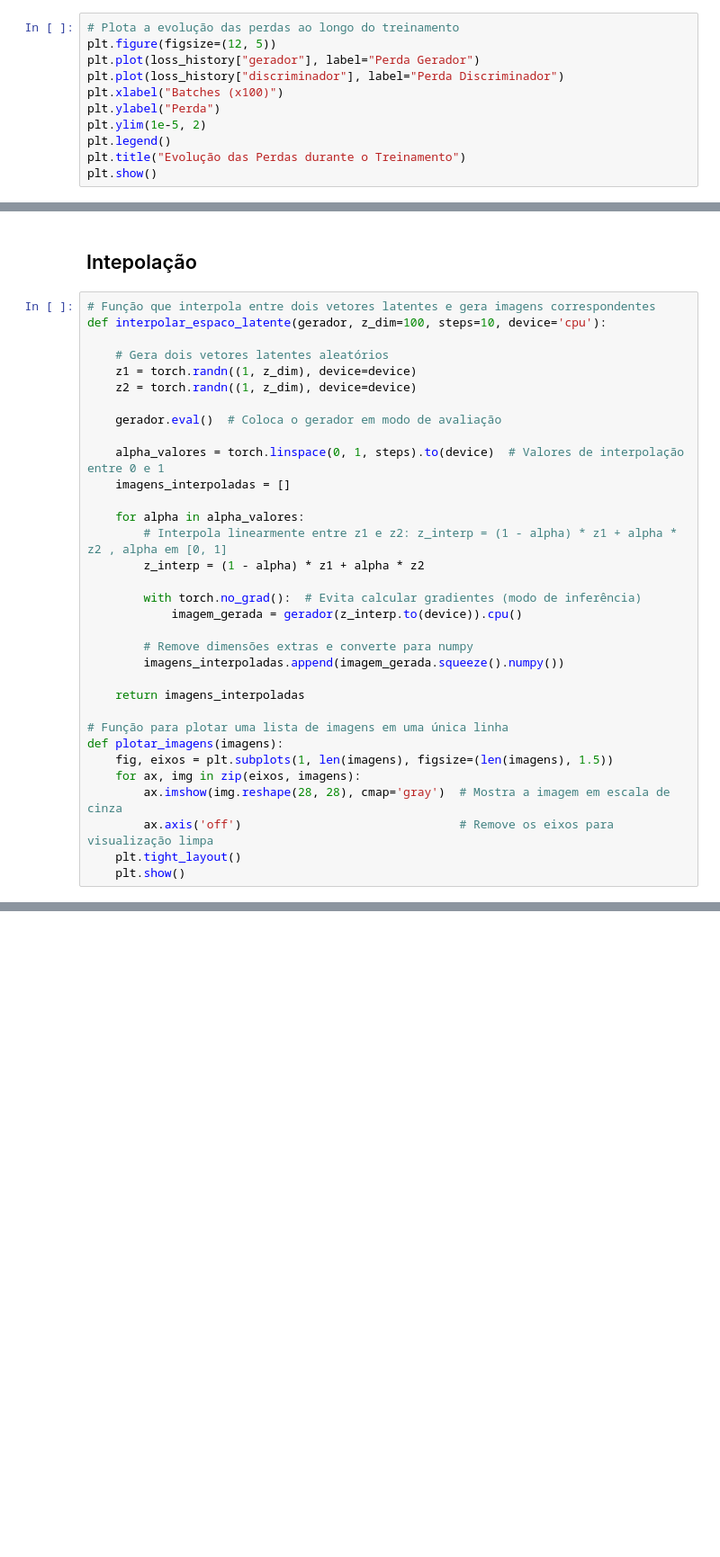
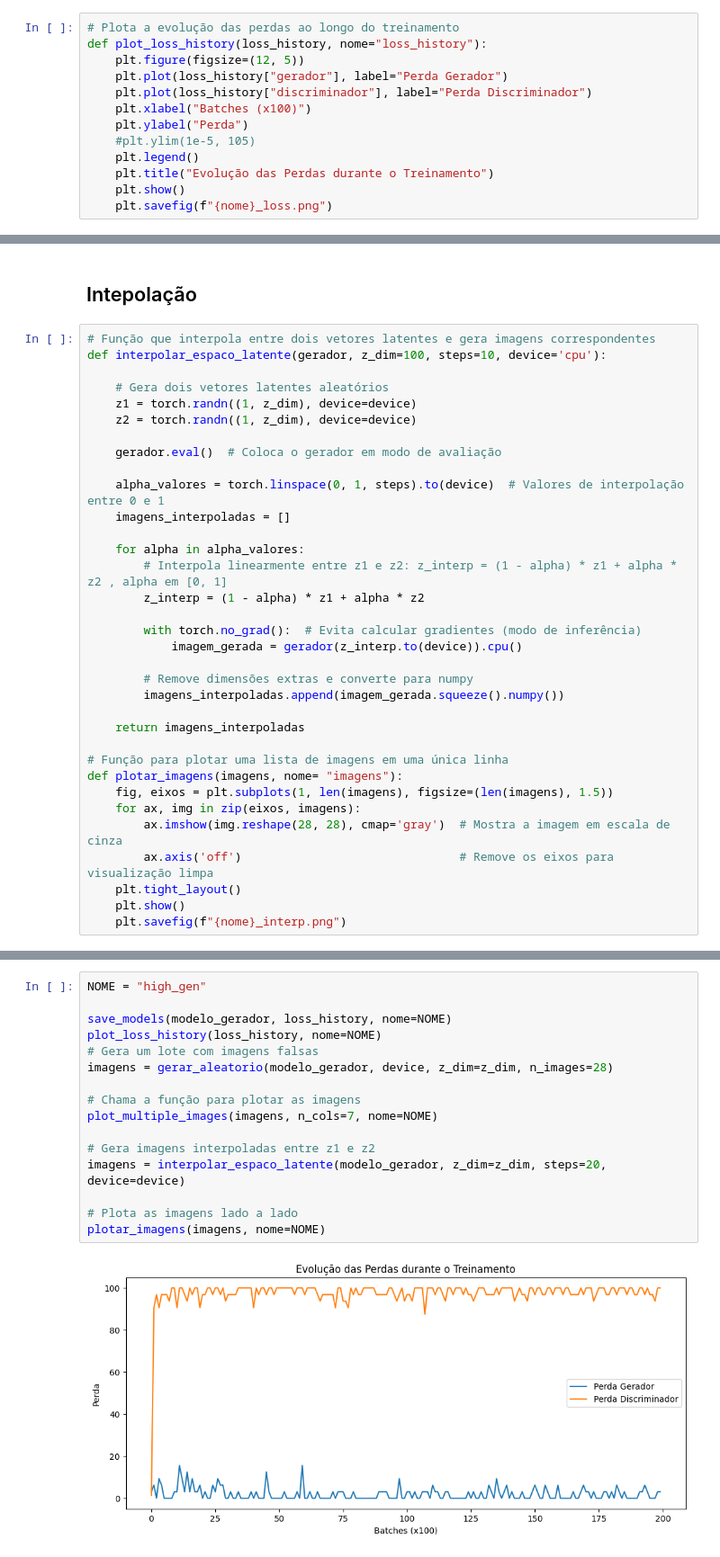
Before and after one commit to davialmeida135/GenAI, a Jupyter notebook: 03 - GAN MNist/tarefa03.ipynb, the cells around one changed output, grey strips where cells are left out. Shown: that part at 90% size. Drawn from its saved outputs; the diff is of its cells as text; blank space fills up the shorter version.

```diff
--- a/03 - GAN MNist/tarefa03.ipynb
+++ b/03 - GAN MNist/tarefa03.ipynb
@@ -295,11 +296,13 @@ with open("models/loss_history.json", "w") as f:
 # %%
 # Plota a evolução das perdas ao longo do treinamento
-plt.figure(figsize=(12, 5))
-plt.plot(loss_history["gerador"], label="Perda Gerador")
-plt.plot(loss_history["discriminador"], label="Perda Discriminador")
-plt.xlabel("Batches (x100)")
-plt.ylabel("Perda")
-plt.ylim(1e-5, 2)
-plt.legend()
-plt.title("Evolução das Perdas durante o Treinamento")
-plt.show()
+def plot_loss_history(loss_history, nome="loss_history"):
+    plt.figure(figsize=(12, 5))
+    plt.plot(loss_history["gerador"], label="Perda Gerador")
+    plt.plot(loss_history["discriminador"], label="Perda Discriminador")
+    plt.xlabel("Batches (x100)")
+    plt.ylabel("Perda")
+    #plt.ylim(1e-5, 105)
+    plt.legend()
+    plt.title("Evolução das Perdas durante o Treinamento")
+    plt.show()
+    plt.savefig(f"{nome}_loss.png")
@@ -361,13 +364,14 @@ def interpolar_espaco_latente(gerador, z_dim=100, steps=10, device='cpu'):
     return imagens_interpoladas
 
 # Função para plotar uma lista de imagens em uma única linha
-def plotar_imagens(imagens):
+def plotar_imagens(imagens, nome= "imagens"):
     fig, eixos = plt.subplots(1, len(imagens), figsize=(len(imagens), 1.5))
     for ax, img in zip(eixos, imagens):
         ax.imshow(img.reshape(28, 28), cmap='gray')  # Mostra a imagem em escala de cinza
         ax.axis('off')                               # Remove os eixos para visualização limpa
     plt.tight_layout()
     plt.show()
+    plt.savefig(f"{nome}_interp.png")
 # %%
 # Gera imagens interpoladas entre z1 e z2
 imagens = interpolar_espaco_latente(modelo_gerador, z_dim=z_dim, steps=20, device=device)
@@ -378,0 +386,18 @@ plotar_imagens(imagens)
+# %%
+NOME = "high_gen"
+
+save_models(modelo_gerador, loss_history, nome=NOME)
+plot_loss_history(loss_history, nome=NOME)
+# Gera um lote com imagens falsas
+imagens = gerar_aleatorio(modelo_gerador, device, z_dim=z_dim, n_images=28)
+
+# Chama a função para plotar as imagens
+plot_multiple_images(imagens, n_cols=7, nome=NOME)
+
+# Gera imagens interpoladas entre z1 e z2
+imagens = interpolar_espaco_latente(modelo_gerador, z_dim=z_dim, steps=20, device=device)
+
+# Plota as imagens lado a lado
+plotar_imagens(imagens, nome=NOME)
+# %% [output]
+[figure, added]
```
Also changed, not shown: parts of 9 cells of this notebook, 6 other files.
